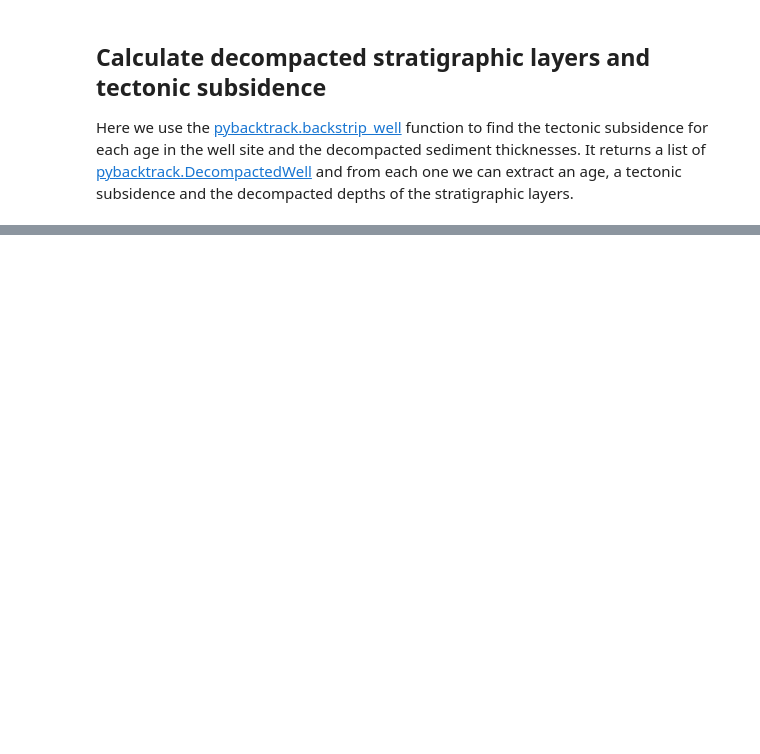
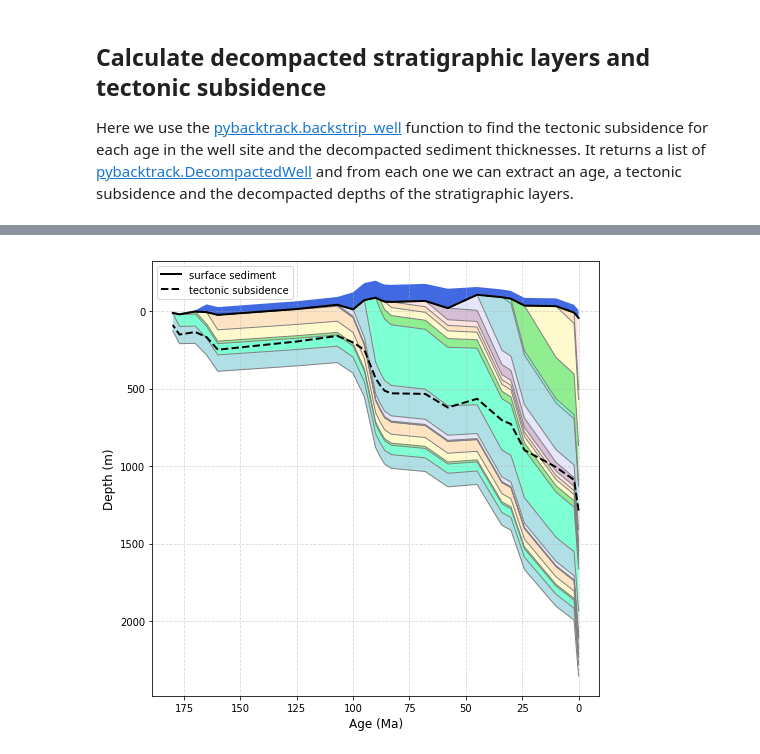
Before and after one commit to EarthByte/pyBacktrack, a Jupyter notebook: pybacktrack/notebooks/decompacting_stratigraphy.ipynb, the cells around one changed output, grey strips where cells are left out. Drawn from its saved outputs; the diff is of its cells as text; code cells hidden in the pictures; blank space fills up the shorter version.

Commit message:
Add sea level model to decompacting stratigraphy notebook.

```diff
--- a/pybacktrack/notebooks/decompacting_stratigraphy.ipynb
+++ b/pybacktrack/notebooks/decompacting_stratigraphy.ipynb
@@ -147,0 +196,13 @@ plt.show()
+# %%
+#
+# Backstrip again, but this time with a sea level model.
+#
+well, decompacted_wells = pybacktrack.backstrip_well(
+    backstrip_well_filename,
+    pybacktrack.BUNDLE_LITHOLOGY_FILENAMES,
+    sea_level_model='Haq87_SealevelCurve_Longterm')
+
+# Retrieve and plot the decompacted sediment depths, etc.
+plot_decompacted_sediment_depths(*get_decompacted_sediment_depths(well, decompacted_wells))
+# %% [output]
+[figure, added]
```
Also changed, not shown: parts of 8 cells of this notebook, 1 other file.
